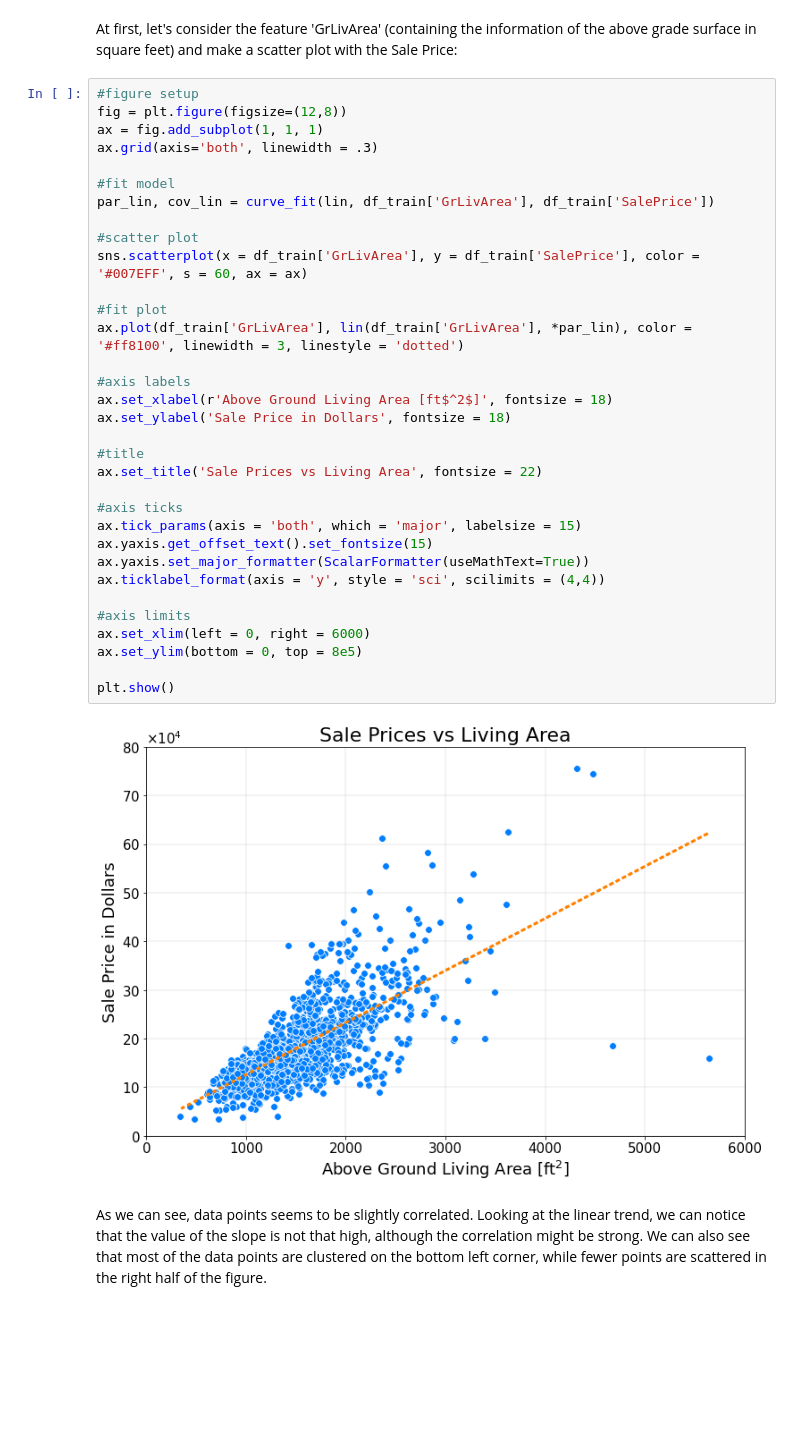
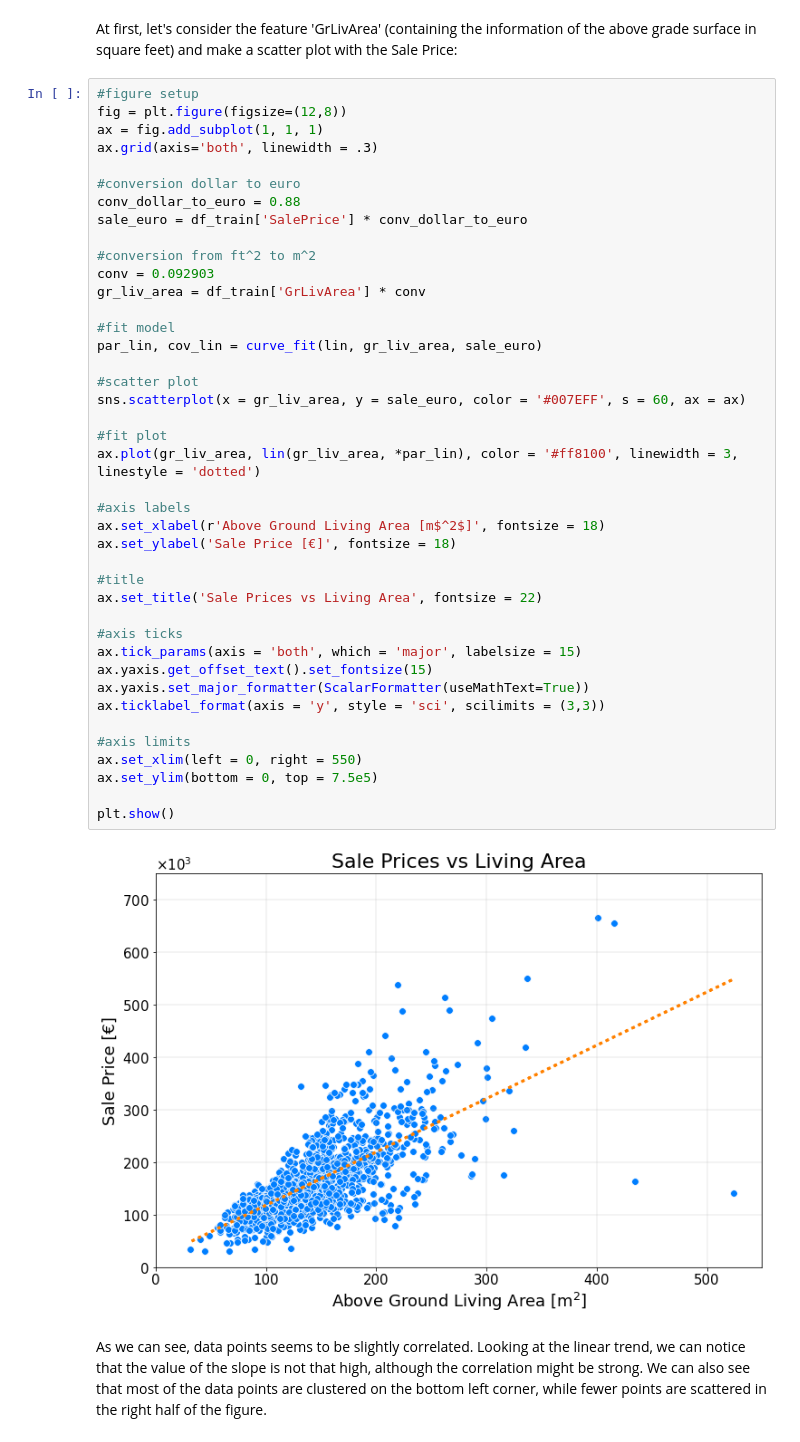
Before and after one commit to niklai99/House-Prices, a Jupyter notebook: house_pricing.ipynb, the cells around one changed output. Cells and saved outputs as stored; diff of their text form; blank space fills up the shorter version.

Commit message:
Added conversion of some quantities

```diff
--- a/house_pricing.ipynb
+++ b/house_pricing.ipynb
@@ -118,38 +122,46 @@ At first, let's consider the feature 'GrLivArea' (containing the information of
 # %%
 #figure setup
 fig = plt.figure(figsize=(12,8))
 ax = fig.add_subplot(1, 1, 1)
 ax.grid(axis='both', linewidth = .3)
 
+#conversion dollar to euro
+conv_dollar_to_euro = 0.88
+sale_euro = df_train['SalePrice'] * conv_dollar_to_euro
+
+#conversion from ft^2 to m^2
+conv = 0.092903
+gr_liv_area = df_train['GrLivArea'] * conv
+
 #fit model
-par_lin, cov_lin = curve_fit(lin, df_train['GrLivArea'], df_train['SalePrice'])
+par_lin, cov_lin = curve_fit(lin, gr_liv_area, sale_euro)
 
 #scatter plot
-sns.scatterplot(x = df_train['GrLivArea'], y = df_train['SalePrice'], color = '#007EFF', s = 60, ax = ax)
+sns.scatterplot(x = gr_liv_area, y = sale_euro, color = '#007EFF', s = 60, ax = ax)
 
 #fit plot
-ax.plot(df_train['GrLivArea'], lin(df_train['GrLivArea'], *par_lin), color = '#ff8100', linewidth = 3, linestyle = 'dotted')
+ax.plot(gr_liv_area, lin(gr_liv_area, *par_lin), color = '#ff8100', linewidth = 3, linestyle = 'dotted')
 
 #axis labels
-ax.set_xlabel(r'Above Ground Living Area [ft$^2$]', fontsize = 18)
-ax.set_ylabel('Sale Price in Dollars', fontsize = 18)
+ax.set_xlabel(r'Above Ground Living Area [m$^2$]', fontsize = 18)
+ax.set_ylabel('Sale Price [€]', fontsize = 18)
 
 #title
 ax.set_title('Sale Prices vs Living Area', fontsize = 22)
 
 #axis ticks
 ax.tick_params(axis = 'both', which = 'major', labelsize = 15)
 ax.yaxis.get_offset_text().set_fontsize(15)
 ax.yaxis.set_major_formatter(ScalarFormatter(useMathText=True))
-ax.ticklabel_format(axis = 'y', style = 'sci', scilimits = (4,4))
+ax.ticklabel_format(axis = 'y', style = 'sci', scilimits = (3,3))
 
 #axis limits
-ax.set_xlim(left = 0, right = 6000)
-ax.set_ylim(bottom = 0, top = 8e5)
+ax.set_xlim(left = 0, right = 550)
+ax.set_ylim(bottom = 0, top = 7.5e5)
 
 plt.show()
 # %% [output]
-[figure, old version]
+[figure, new version]
 # %% [markdown]
 As we can see, data points seems to be slightly correlated. Looking at the linear trend, we can notice that the value of the slope is not that high, although the correlation might be strong. We can also see that most of the data points are clustered on the bottom left corner, while fewer points are scattered in the right half of the figure.
 # %% [markdown]
```
Also changed, not shown: parts of 5 cells of this notebook.
